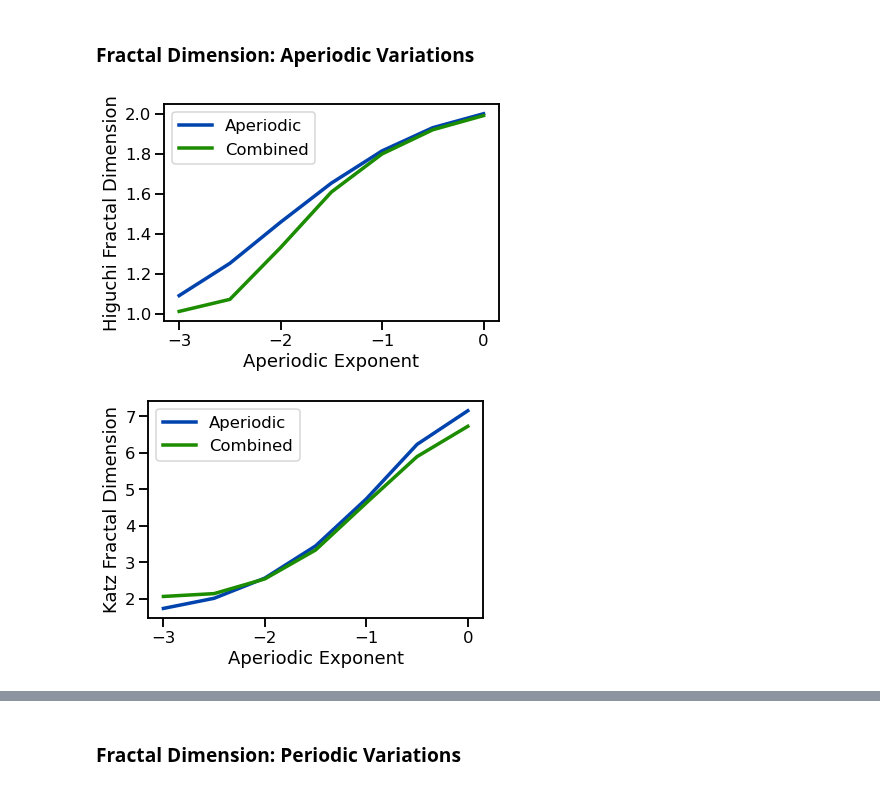
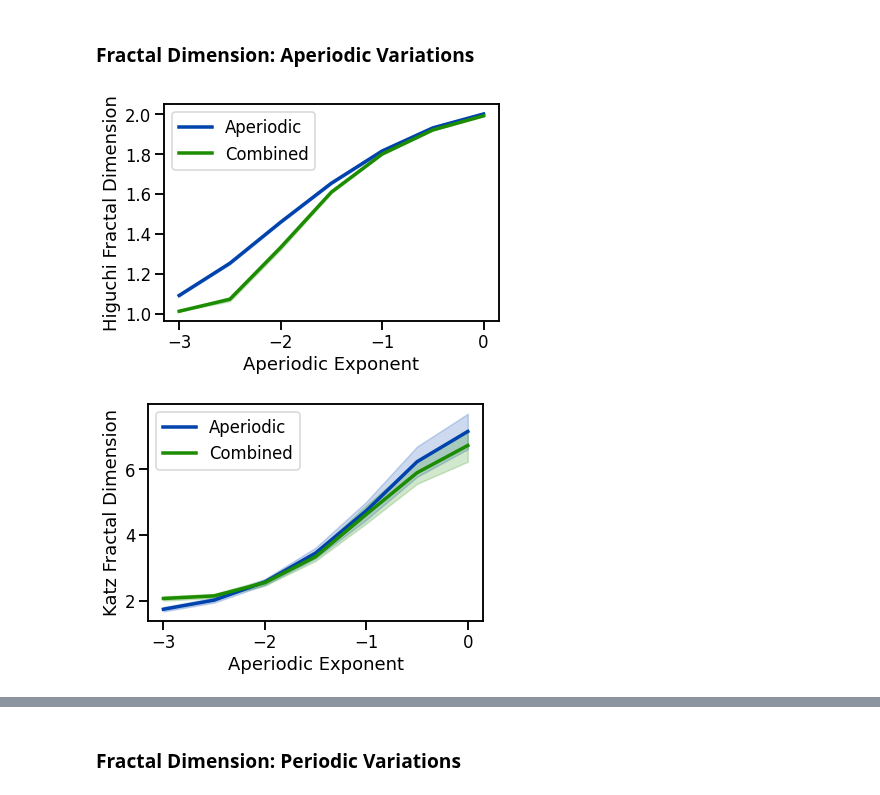
Before and after one commit to AperiodicMethods/AperiodicMethods, a Jupyter notebook: notebooks/15-Complexity.ipynb, the cells around one changed output, grey strips where cells are left out. Cells and saved outputs as stored; diff of their text form; code cells hidden in the pictures.

```diff
--- a/notebooks/15-Complexity.ipynb
+++ b/notebooks/15-Complexity.ipynb
@@ -290,39 +302,45 @@ Petrosian fractal dimension:
 ### Fractal Dimension: Aperiodic Variations
 # %%
 # Run a set of simulations, calculating fractal dimension across exponents
-hfd_sims_exp = run_sims(sim_powerlaw, SIM_PARAMS_AP, higuchi_fd, {},
-                        update='update_exp', values=EXPS, n_sims=N_SIMS)
+outs = run_sims(sim_powerlaw, SIM_PARAMS_AP, higuchi_fd, {},
+                'update_exp', EXPS, N_SIMS, var_func=np.std)
+hfd_sims_exp, hfd_sims_exp_var = outs
 
-kfd_sims_exp = run_sims(sim_powerlaw, SIM_PARAMS_AP, katz_fd, {},
-                        update='update_exp', values=EXPS, n_sims=N_SIMS)
+outs = run_sims(sim_powerlaw, SIM_PARAMS_AP, katz_fd, {},
+                'update_exp', EXPS, N_SIMS, var_func=np.std)
+kfd_sims_exp, kfd_sims_exp_var = outs
 
-pfd_sims_exp = run_sims(sim_powerlaw, SIM_PARAMS_AP, petrosian_fd, {},
-                        update='update_exp', values=EXPS, n_sims=N_SIMS)
+outs = run_sims(sim_powerlaw, SIM_PARAMS_AP, petrosian_fd, {},
+                'update_exp', EXPS, N_SIMS, var_func=np.std)
+pfd_sims_exp, pfd_sims_exp_var = outs
 # %%
 # Run a set of simulations, calculating fractal dimension across exponents with an oscillation
-hfd_sims_comb = run_sims(sim_combined, SIM_PARAMS_COMB, higuchi_fd, {},
-                         update='update_comb_exp', values=EXPS, n_sims=N_SIMS)
+outs = run_sims(sim_combined, SIM_PARAMS_COMB, higuchi_fd, {},
+                'update_comb_exp', EXPS, N_SIMS, var_func=np.std)
+hfd_sims_comb, hfd_sims_comb_var = outs
 
-kfd_sims_comb = run_sims(sim_combined, SIM_PARAMS_COMB, katz_fd, {},
-                         update='update_comb_exp', values=EXPS, n_sims=N_SIMS)
+outs = run_sims(sim_combined, SIM_PARAMS_COMB, katz_fd, {},
+                'update_comb_exp', EXPS, N_SIMS, var_func=np.std)
+kfd_sims_comb, kfd_sims_comb_var = outs
 
-pfd_sims_comb = run_sims(sim_combined, SIM_PARAMS_COMB, petrosian_fd, {},
-                         update='update_comb_exp', values=EXPS, n_sims=N_SIMS)
+outs = run_sims(sim_combined, SIM_PARAMS_COMB, petrosian_fd, {},
+                'update_comb_exp', EXPS, N_SIMS, var_func=np.std)
+pfd_sims_comb, pfd_sims_comb_var = outs
 # %%
 # Plot Higuchi fractal dimension measures
-plot_lines(EXPS, hfd_sims_exp, color=AP_COL, label='Aperiodic')
-plot_lines(EXPS, hfd_sims_comb, color=COMB_COL, label='Combined')
+plot_lines(EXPS, hfd_sims_exp, hfd_sims_exp_var, color=AP_COL, label='Aperiodic')
+plot_lines(EXPS, hfd_sims_comb, hfd_sims_comb_var, color=COMB_COL, label='Combined')
 plot_lines(xlabel='Aperiodic Exponent', ylabel='Higuchi Fractal Dimension')
 plot_lines(save_fig=SAVE_FIG, file_name='hfd_both', file_path='complexity')
 # %% [output]
-[figure, old version]
+[figure, new version]
 # %%
 # Plot Katz fractal dimension measures
-plot_lines(EXPS, kfd_sims_exp, color=AP_COL, label='Aperiodic')
-plot_lines(EXPS, kfd_sims_comb, color=COMB_COL, label='Combined')
+plot_lines(EXPS, kfd_sims_exp, kfd_sims_exp_var, color=AP_COL, label='Aperiodic')
+plot_lines(EXPS, kfd_sims_comb, kfd_sims_comb_var, color=COMB_COL, label='Combined')
 plot_lines(xlabel='Aperiodic Exponent', ylabel='Katz Fractal Dimension')
 plot_lines(save_fig=SAVE_FIG, file_name='kfd_both', file_path='complexity')
 # %% [output]
-[figure, old version]
+[figure, new version]
 # %%
 # Plot Petrosian fractal dimension measures
```
Also changed, not shown: parts of 27 cells of this notebook, 4 other files.
